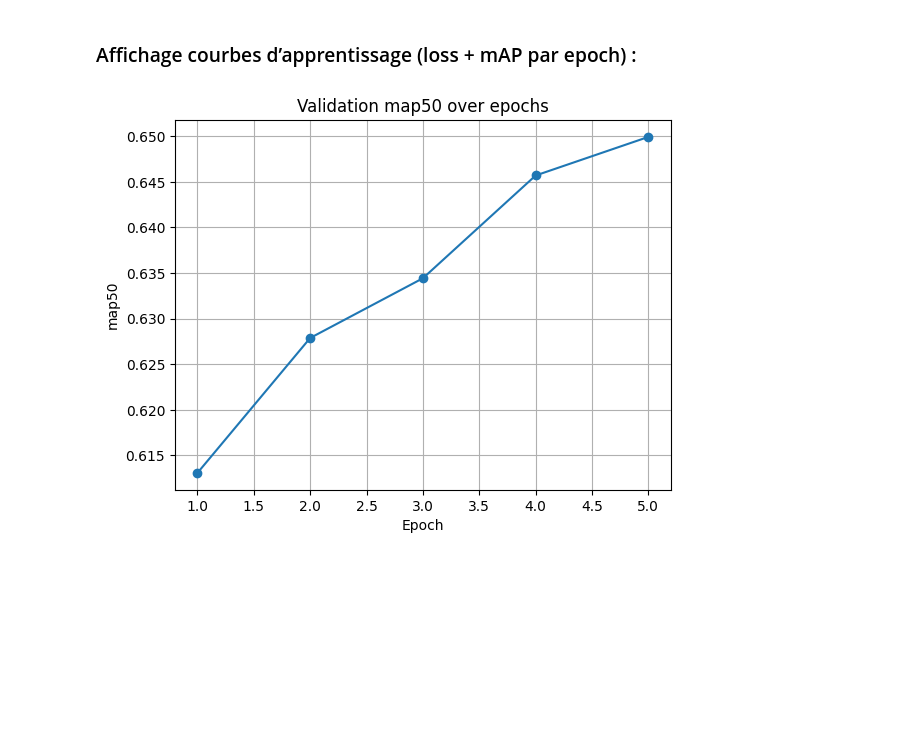
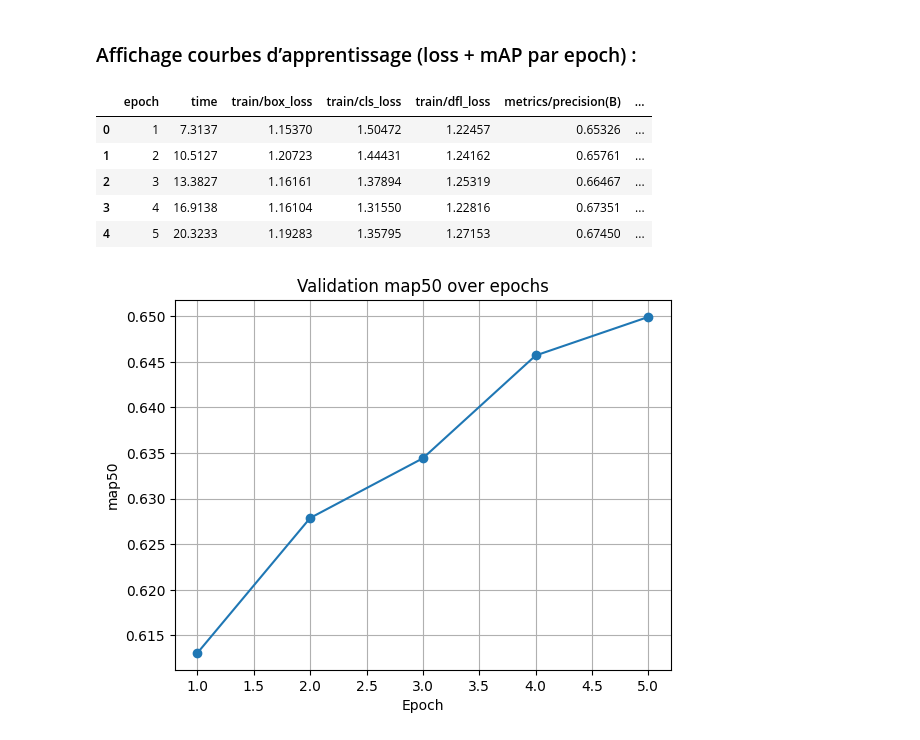
Before and after one commit to MGentieu/dl_project, a Jupyter notebook: starters/od-project-starter/od-project/notebooks/yolo_coco128.ipynb, the cells around one changed output. Drawn from its saved outputs; the diff is of its cells as text; code cells hidden in the pictures; blank space fills up the shorter version.

```diff
--- a/starters/od-project-starter/od-project/notebooks/yolo_coco128.ipynb
+++ b/starters/od-project-starter/od-project/notebooks/yolo_coco128.ipynb
@@ -494,6 +491,18 @@ Les deux ablations montrent que :
 ## Affichage
 # %% [markdown]
 ### Affichage courbes d’apprentissage (loss + mAP par epoch) :
+# %%
+# Charger le CSV généré par YOLO
+results_csv = "outputs/train/results.csv"
+df = pd.read_csv(results_csv)
+df.tail()
+# %% [output]
+|  | epoch | time | train/box_loss | train/cls_loss | train/dfl_loss | metrics/precision(B) | ... |
+| 0 | 1 | 7.3137 | 1.15370 | 1.50472 | 1.22457 | 0.65326 | ... |
+| 1 | 2 | 10.5127 | 1.20723 | 1.44431 | 1.24162 | 0.65761 | ... |
+| 2 | 3 | 13.3827 | 1.16161 | 1.37894 | 1.25319 | 0.66467 | ... |
+| 3 | 4 | 16.9138 | 1.16104 | 1.31550 | 1.22816 | 0.67351 | ... |
+| 4 | 5 | 20.3233 | 1.19283 | 1.35795 | 1.27153 | 0.67450 | ... |
 # %%
 import matplotlib.pyplot as plt
 
```
Also changed, not shown: parts of 8 cells of this notebook.
